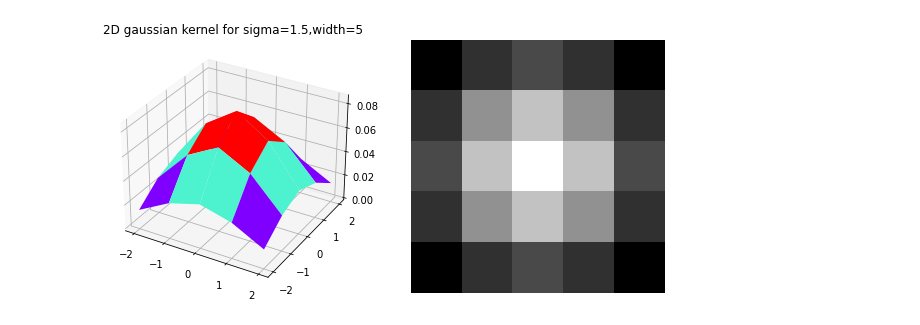
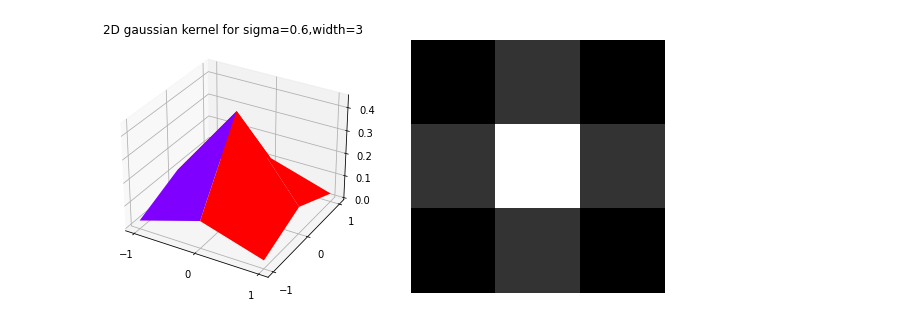
Before and after one commit to wangwei1237/wangwei1237.github.io_src, a Jupyter notebook: 2021/04/14/convolution-and-the-gaussian-convolution-kernel/gaussian_cov_kernel.ipynb, the cells around one changed output. Cells and saved outputs as stored; diff of their text form; code cells hidden in the pictures.

```diff
--- a/2021/04/14/convolution-and-the-gaussian-convolution-kernel/gaussian_cov_kernel.ipynb
+++ b/2021/04/14/convolution-and-the-gaussian-convolution-kernel/gaussian_cov_kernel.ipynb
@@ -91,13 +91,11 @@ class GaussianKernel:
 
     def getKernel(self):
         return self.kernel
-
-
-if __name__ == "__main__":
-    sigma = 1.5
-    width = 5
-    gk = GaussianKernel(sigma, width)
-    gk.gaussian_kernel_2d()
-    gk.gaussian_kernel_2d_visual()
-# %% [output]
-[figure, removed]
+# %%
+sigma = 0.6
+width = 3
+gk = GaussianKernel(sigma, width)
+gk.gaussian_kernel_2d()
+gk.gaussian_kernel_2d_visual()
+# %% [output]
+[figure, added]
```
Also changed, not shown: parts of 2 cells of this notebook, 4 other files.
